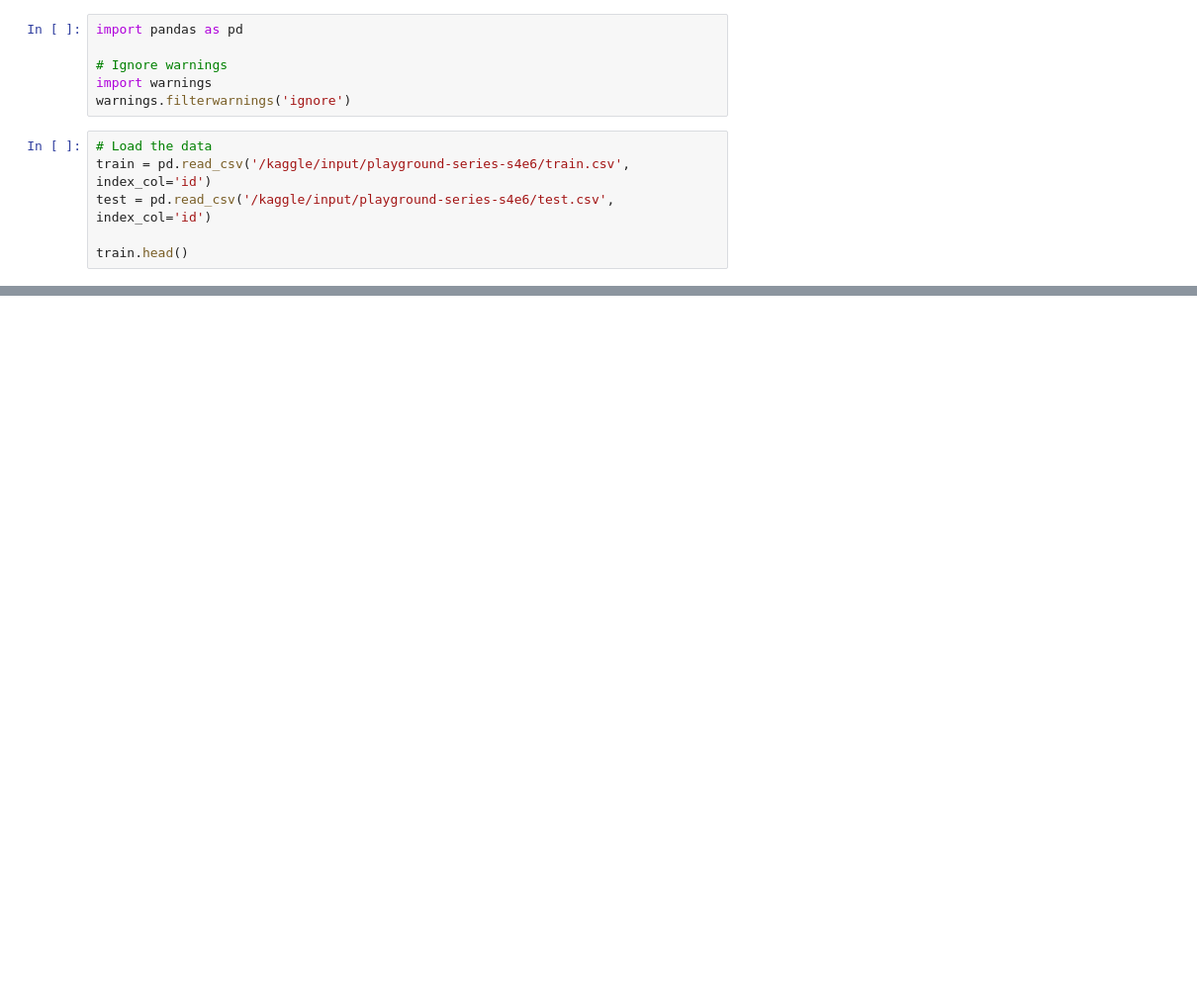
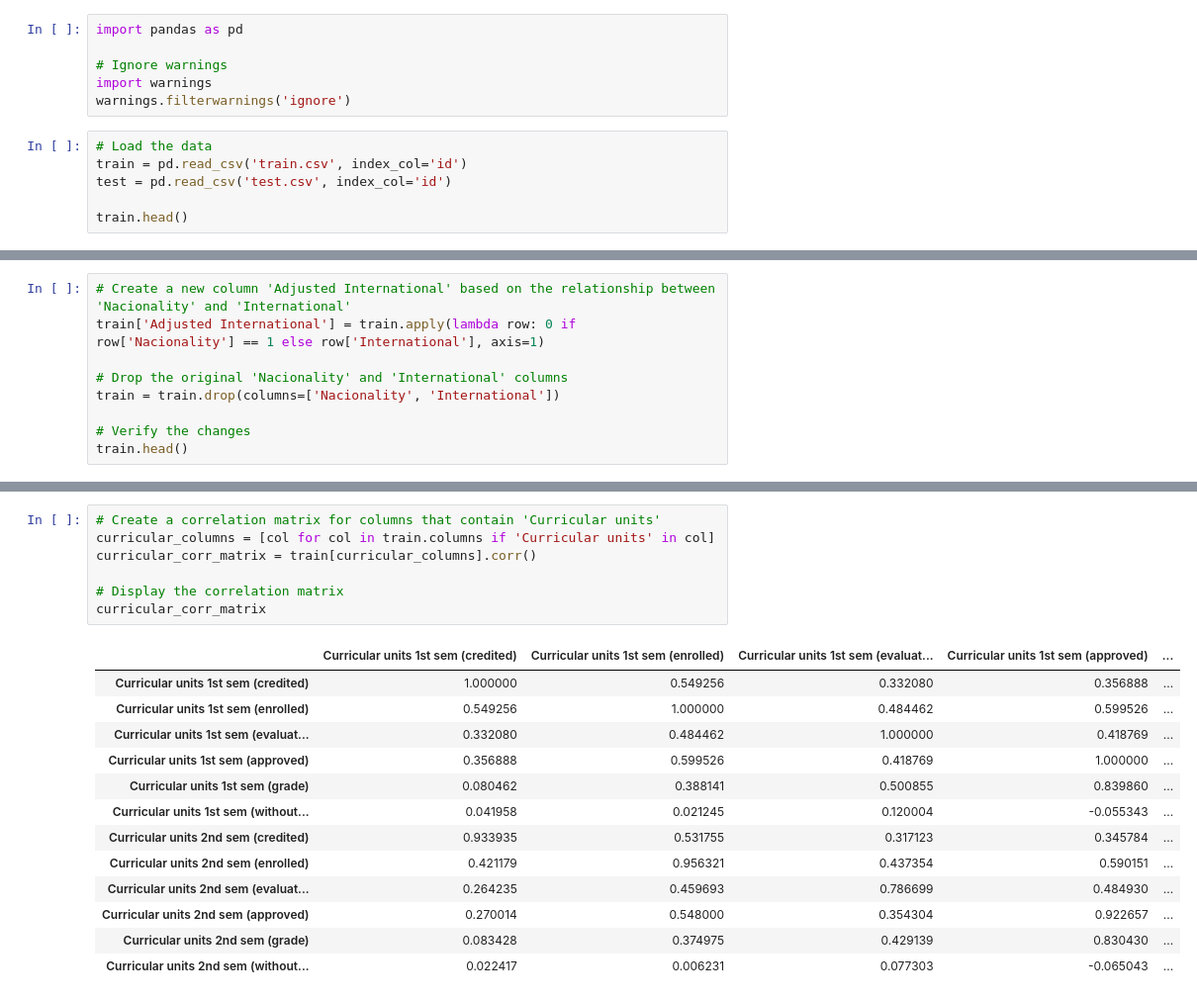
Before and after one commit to pauloarayasantiago/Classification-with-an-Academic-Success-Dataset, a Jupyter notebook: classification-with-academic-success-using-ml.ipynb, the cells around one changed output, grey strips where cells are left out. Shown: that part at 99% size. Drawn from its saved outputs; the diff is of its cells as text; blank space fills up the shorter version.

```diff
--- a/classification-with-academic-success-using-ml.ipynb
+++ b/classification-with-academic-success-using-ml.ipynb
@@ -6,7 +6,7 @@ import warnings
 warnings.filterwarnings('ignore')
 # %%
 # Load the data
-train = pd.read_csv('/kaggle/input/playground-series-s4e6/train.csv', index_col='id')
-test = pd.read_csv('/kaggle/input/playground-series-s4e6/test.csv', index_col='id')
+train = pd.read_csv('train.csv', index_col='id')
+test = pd.read_csv('test.csv', index_col='id')
 
 train.head()
@@ -49,0 +156,9 @@ index_feature = ['id']
+# %%
+# Create a new column 'Adjusted International' based on the relationship between 'Nacionality' and 'International'
+train['Adjusted International'] = train.apply(lambda row: 0 if row['Nacionality'] == 1 else row['International'], axis=1)
+
+# Drop the original 'Nacionality' and 'International' columns
+train = train.drop(columns=['Nacionality', 'International'])
+
+# Verify the changes
+train.head()
@@ -49,0 +196,21 @@ index_feature = ['id']
+# %%
+# Create a correlation matrix for columns that contain 'Curricular units'
+curricular_columns = [col for col in train.columns if 'Curricular units' in col]
+curricular_corr_matrix = train[curricular_columns].corr()
+
+# Display the correlation matrix
+curricular_corr_matrix
+# %% [output]
+|  | Curricular units 1st sem (credited) | Curricular units 1st sem (enrolled) | Curricular units 1st sem (evaluat... | Curricular units 1st sem (approved) | ... |
+| Curricular units 1st sem (credited) | 1.000000 | 0.549256 | 0.332080 | 0.356888 | ... |
+| Curricular units 1st sem (enrolled) | 0.549256 | 1.000000 | 0.484462 | 0.599526 | ... |
+| Curricular units 1st sem (evaluat... | 0.332080 | 0.484462 | 1.000000 | 0.418769 | ... |
+| Curricular units 1st sem (approved) | 0.356888 | 0.599526 | 0.418769 | 1.000000 | ... |
+| Curricular units 1st sem (grade) | 0.080462 | 0.388141 | 0.500855 | 0.839860 | ... |
+| Curricular units 1st sem (without... | 0.041958 | 0.021245 | 0.120004 | -0.055343 | ... |
+| Curricular units 2nd sem (credited) | 0.933935 | 0.531755 | 0.317123 | 0.345784 | ... |
+| Curricular units 2nd sem (enrolled) | 0.421179 | 0.956321 | 0.437354 | 0.590151 | ... |
+| Curricular units 2nd sem (evaluat... | 0.264235 | 0.459693 | 0.786699 | 0.484930 | ... |
+| Curricular units 2nd sem (approved) | 0.270014 | 0.548000 | 0.354304 | 0.922657 | ... |
+| Curricular units 2nd sem (grade) | 0.083428 | 0.374975 | 0.429139 | 0.830430 | ... |
+| Curricular units 2nd sem (without... | 0.022417 | 0.006231 | 0.077303 | -0.065043 | ... |
```
Also changed, not shown: parts of 9 cells of this notebook.
